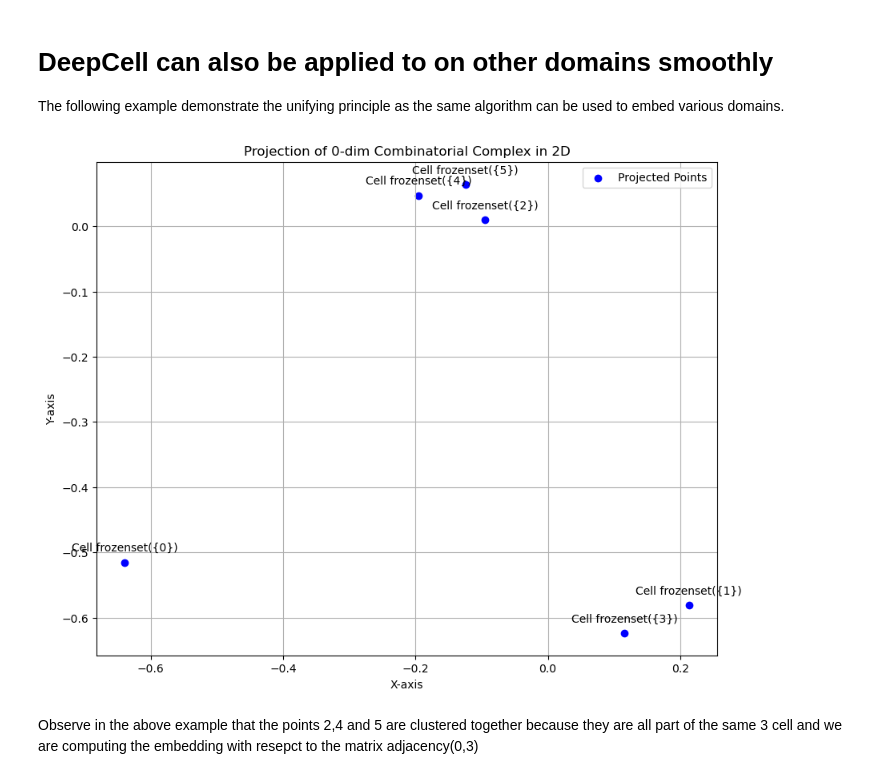
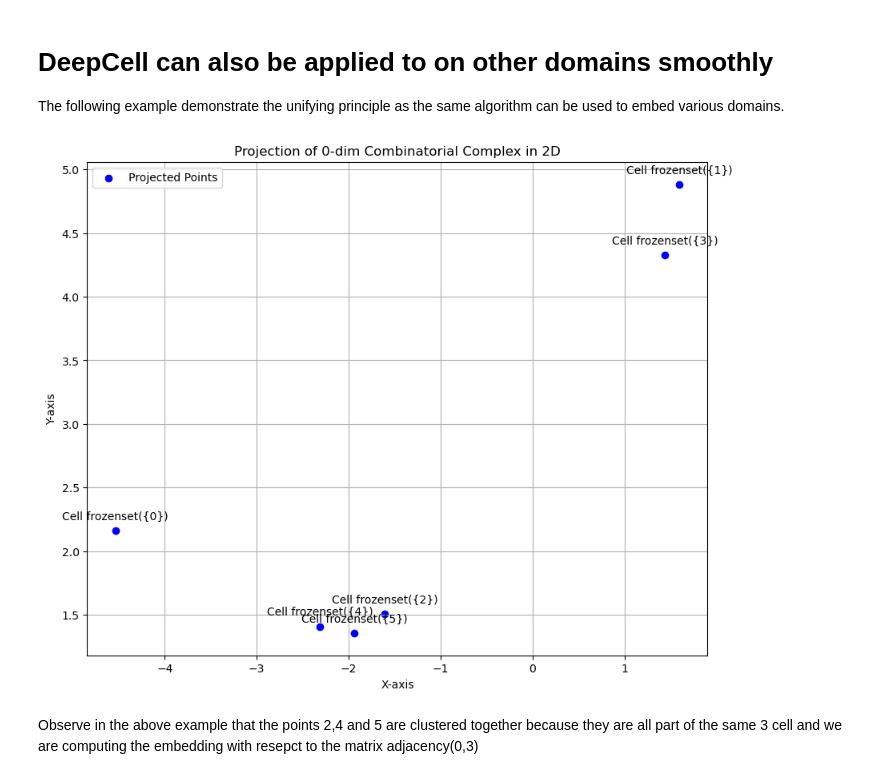
Before and after one commit to pyt-team/TopoEmbedX, a Jupyter notebook: tutorials/deepcell.ipynb, the cells around one changed output. Drawn from its saved outputs; the diff is of its cells as text; code cells hidden in the pictures.

```diff
--- a/tutorials/deepcell.ipynb
+++ b/tutorials/deepcell.ipynb
@@ -151,40 +151,40 @@ ccc.add_cell([2, 4, 5], rank=2)
 ccc.add_cell([2, 4, 5], rank=3)
 
 # Create a model
-model = tex.DeepCell()
+model = tex.DeepCell(dimensions=2)
 
 # Fit the model to the cell complex
 model.fit(ccc, neighborhood_type="adj", neighborhood_dim={"rank": 0, "via_rank": 3})
 
 # Get the embeddings
 embedded_points = model.get_embedding(get_dict=True)
 
 # Prepare data for plotting
 x = [embedded_points[cell][0] for cell in embedded_points]
 y = [embedded_points[cell][1] for cell in embedded_points]
 cell_labels = [f"Cell {cell}" for cell in embedded_points]
 
 # Plotting
 plt.figure(figsize=(10, 8))
 plt.scatter(x, y, c="blue", label="Projected Points")
 
 # Annotate the points to correspond with cells
 for i, label in enumerate(cell_labels):
     plt.annotate(
         label, (x[i], y[i]), textcoords="offset points", xytext=(0, 10), ha="center"
     )
 
 # Label axes and add title
 plt.xlabel("X-axis")
 plt.ylabel("Y-axis")
 plt.title("Projection of 0-dim Combinatorial Complex in 2D")
 
 # Display the plot
 plt.legend()
 plt.grid(True)
 plt.show()
 # %% [output]
-[figure, old version]
+[figure, new version]
 # %% [markdown]
 Observe in the above example that the points 2,4 and 5 are clustered together because they are all part  of the same 3 cell and we are computing the embedding with resepct to the matrix adjacency(0,3)
 # %%
```
Also changed, not shown: parts of 1 cell of this notebook.
